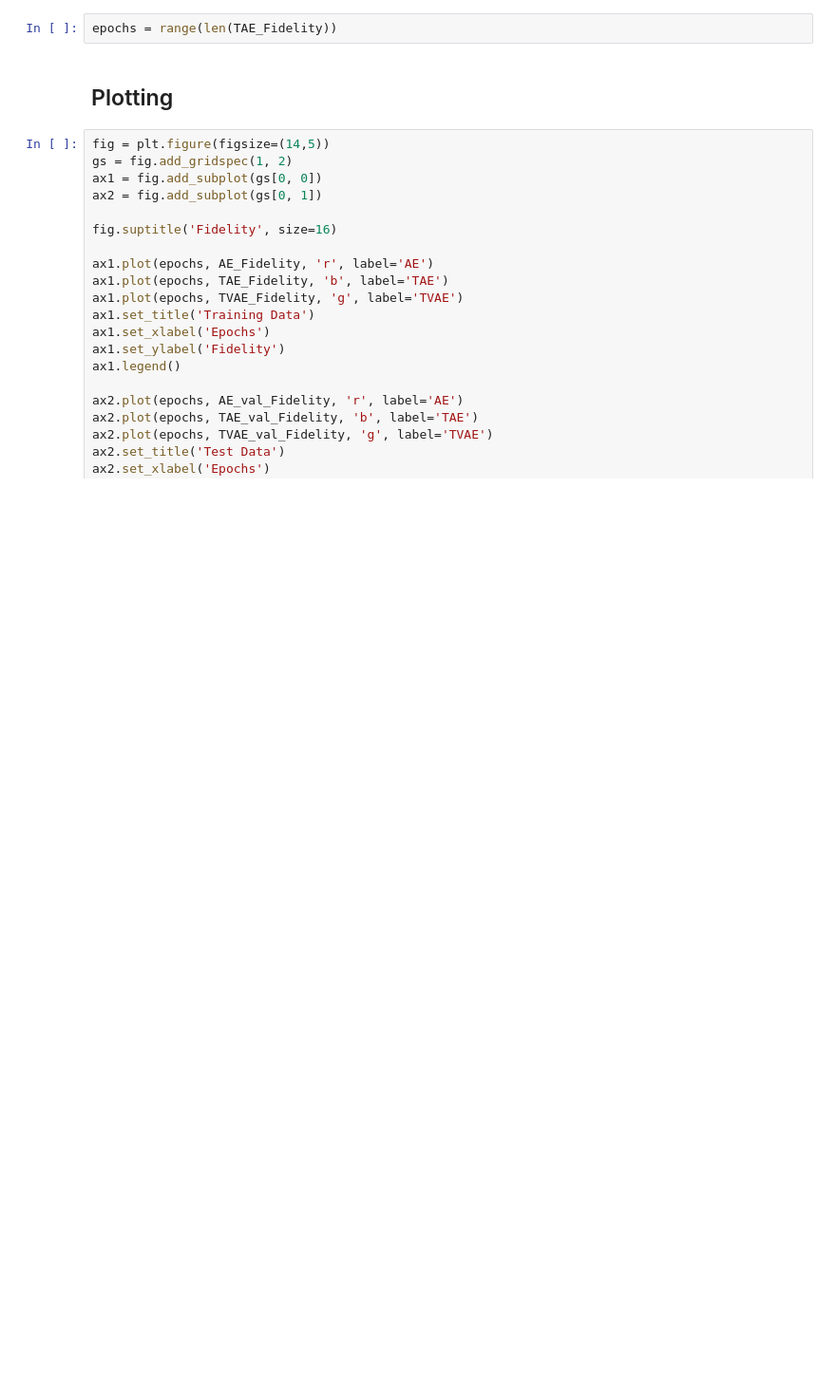
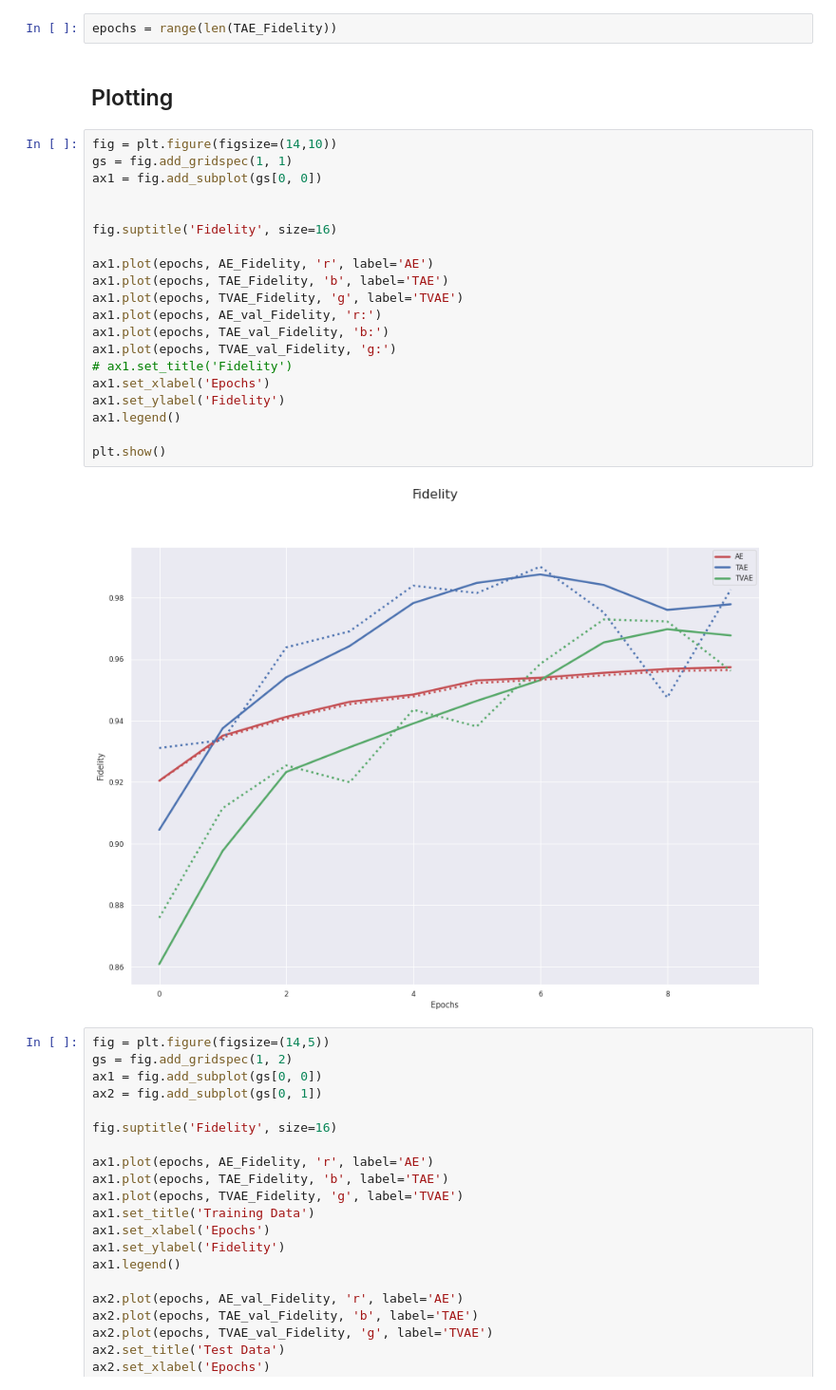
Before and after one commit to nahumsa/DM-Reconstruction, a Jupyter notebook: Analysis Results.ipynb, the cells around one changed output. Shown at 95% size. Cells and saved outputs as stored; diff of their text form; blank space fills up the shorter version.

Commit message:
Updated plots

```diff
--- a/Analysis Results.ipynb
+++ b/Analysis Results.ipynb
@@ -44,6 +44,28 @@ TVAE_val_Loss = np.loadtxt('Results/TVAE/val_TVAE_Loss.txt')
 epochs = range(len(TAE_Fidelity))
 # %% [markdown]
 ## Plotting
+# %%
+fig = plt.figure(figsize=(14,10))
+gs = fig.add_gridspec(1, 1)
+ax1 = fig.add_subplot(gs[0, 0])
+
+
+fig.suptitle('Fidelity', size=16)
+
+ax1.plot(epochs, AE_Fidelity, 'r', label='AE')
+ax1.plot(epochs, TAE_Fidelity, 'b', label='TAE')
+ax1.plot(epochs, TVAE_Fidelity, 'g', label='TVAE')
+ax1.plot(epochs, AE_val_Fidelity, 'r:')
+ax1.plot(epochs, TAE_val_Fidelity, 'b:')
+ax1.plot(epochs, TVAE_val_Fidelity, 'g:')
+# ax1.set_title('Fidelity')
+ax1.set_xlabel('Epochs')
+ax1.set_ylabel('Fidelity')
+ax1.legend()
+
+plt.show()
+# %% [output]
+[figure, added]
 # %%
 fig = plt.figure(figsize=(14,5))
 gs = fig.add_gridspec(1, 2)
```
